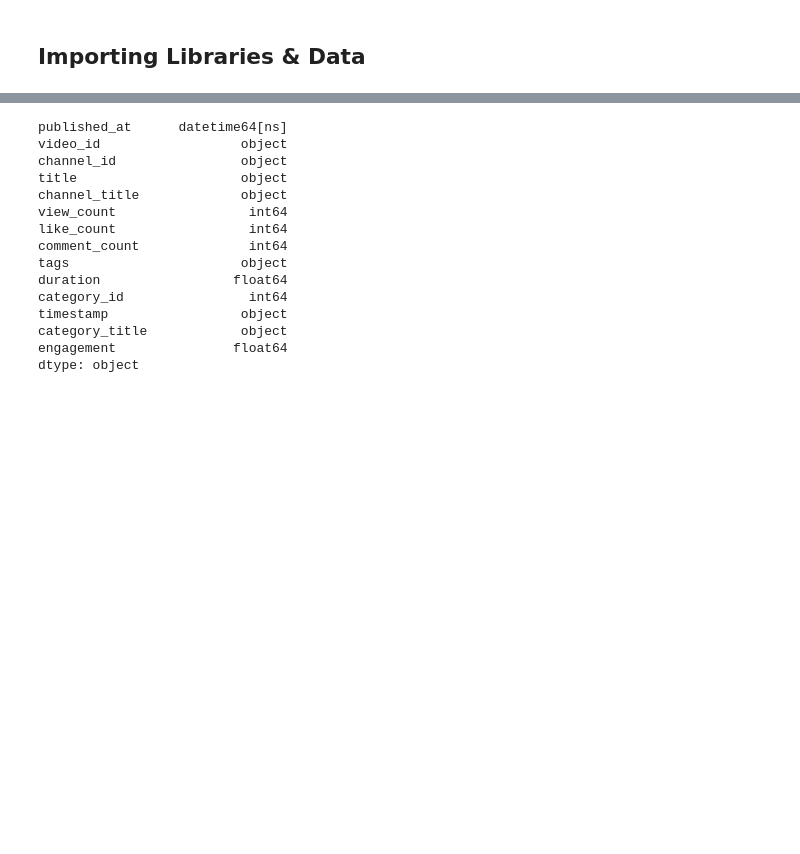
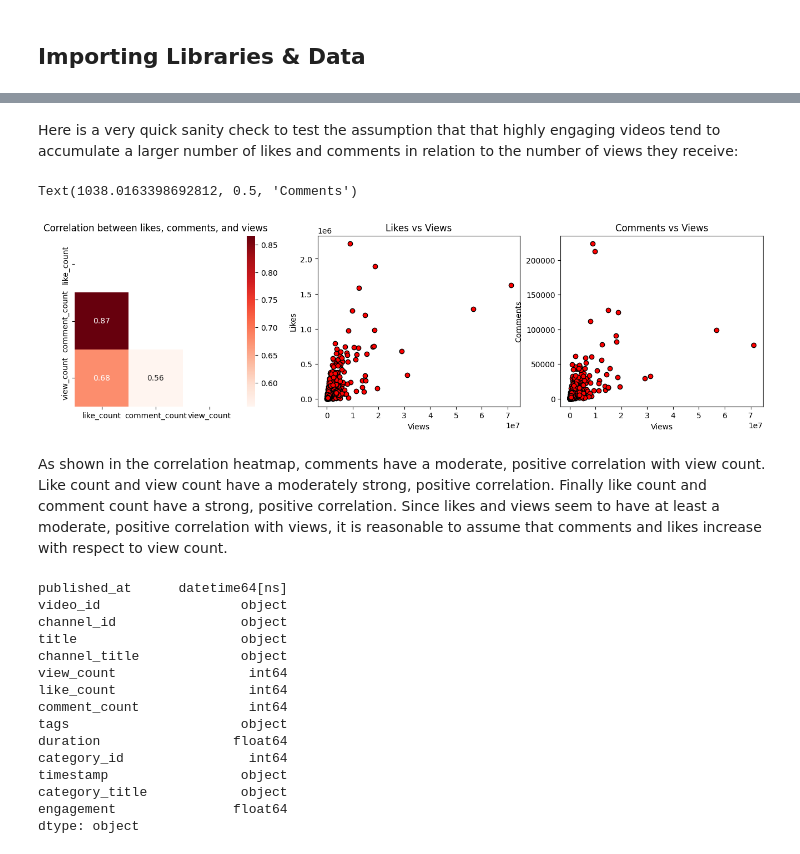
Before and after one commit to kevoinno/youtube-analytics, a Jupyter notebook: youtube_trending_visualizations.ipynb, the cells around one changed output, grey strips where cells are left out. Cells and saved outputs as stored; diff of their text form; code cells hidden in the pictures; blank space fills up the shorter version.

Commit message:
stats test

```diff
--- a/youtube_trending_visualizations.ipynb
+++ b/youtube_trending_visualizations.ipynb
@@ -31,0 +37,28 @@ df.to_csv('streamlit_data.csv', index = False)
+# %% [markdown]
+Here is a very quick sanity check to test the assumption that that highly engaging videos tend to accumulate a larger number of likes and comments in relation to the number of views they receive:
+# %%
+#figure plots
+fig, ax = plt.subplots(1, 3, figsize = (16, 4))
+
+#creating a correlation heatmap
+corr = df[['like_count', 'comment_count', 'view_count']].corr()
+mask = np.triu(np.ones_like(corr))
+sns.heatmap(corr, annot = True, cmap = 'Reds', mask = mask, ax = ax[0]);
+ax[0].set_title('Correlation between likes, comments, and views');
+
+#Likes vs Views scatterplot
+ax[1].scatter(df['view_count'], df['like_count'],  color = "#FF0000", edgecolor = "black");
+ax[1].set_title('Likes vs Views');
+ax[1].set_xlabel('Views');
+ax[1].set_ylabel('Likes')
+
+#Comments vs Views scatterplot
+ax[2].scatter(df['view_count'], df['comment_count'],  color = "#FF0000", edgecolor = "black");
+ax[2].set_title('Comments vs Views');
+ax[2].set_xlabel('Views');
+ax[2].set_ylabel('Comments')
+# %% [output]
+Text(1038.0163398692812, 0.5, 'Comments')
+[figure, added]
+# %% [markdown]
+As shown in the correlation heatmap, comments have a moderate, positive correlation with view count. Like count and view count have a moderately strong, positive correlation. Finally like count and comment count have a strong, positive correlation. Since likes and views seem to have at least a moderate, positive correlation with views, it is reasonable to assume that comments and likes increase with respect to view count.
```
Also changed, not shown: parts of 39 cells of this notebook, 1 other file.
